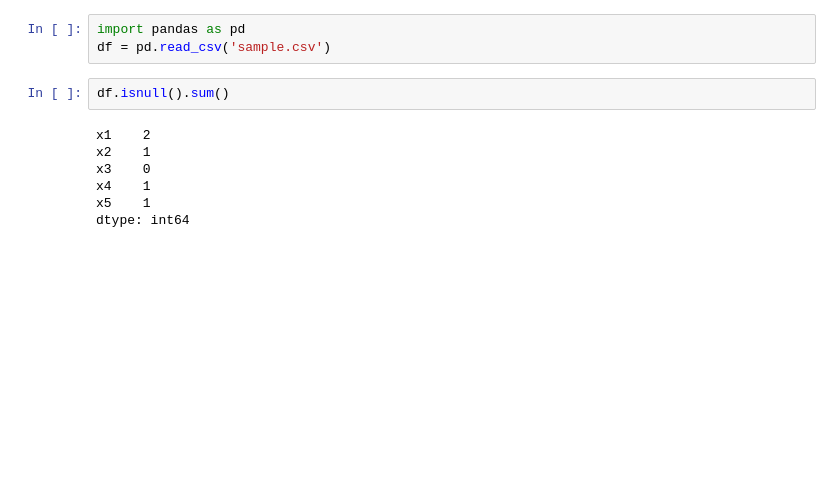
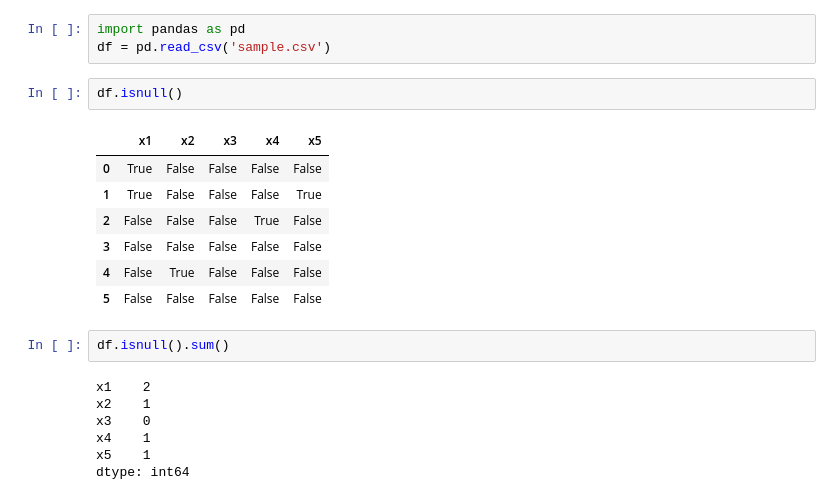
Before and after one commit to TaeYounKwon/Data-Science-Dev, a Jupyter notebook: 11.JupyterNotebook_Various Package/package&data management.ipynb, the cells around one changed output. Drawn from its saved outputs; the diff is of its cells as text; blank space fills up the shorter version.

```diff
--- a/11.JupyterNotebook_Various Package/package&data management.ipynb
+++ b/11.JupyterNotebook_Various Package/package&data management.ipynb
@@ -47,6 +45,16 @@ Writing sample.csv
 # %%
 import pandas as pd
 df = pd.read_csv('sample.csv')
+# %%
+df.isnull()
+# %% [output]
+|  | x1 | x2 | x3 | x4 | x5 |
+| 0 | True | False | False | False | False |
+| 1 | True | False | False | False | True |
+| 2 | False | False | False | True | False |
+| 3 | False | False | False | False | False |
+| 4 | False | True | False | False | False |
+| 5 | False | False | False | False | False |
 # %%
 df.isnull().sum()
 # %% [output]
```
Also changed, not shown: parts of 8 cells of this notebook, 6 other files.
